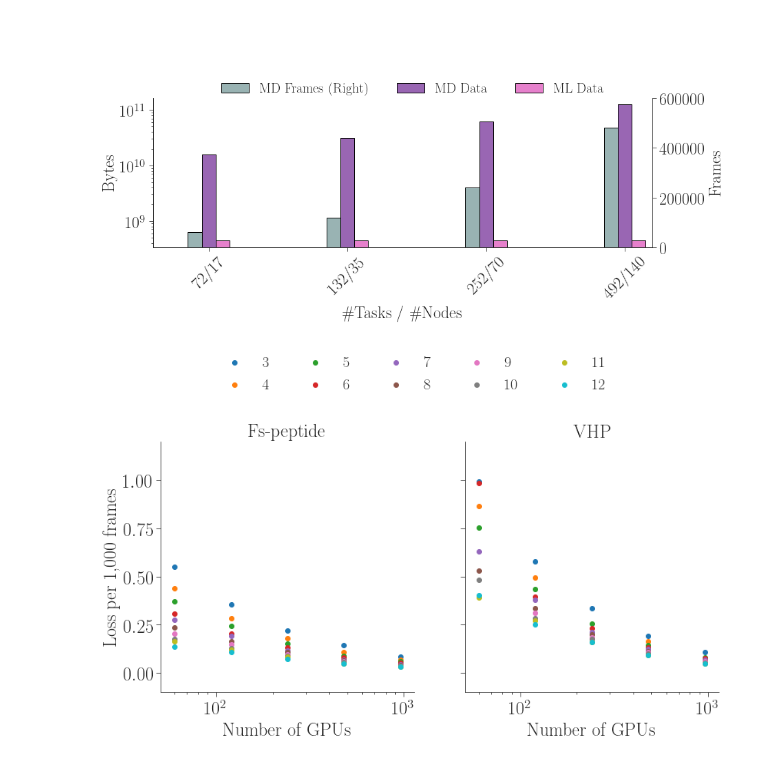
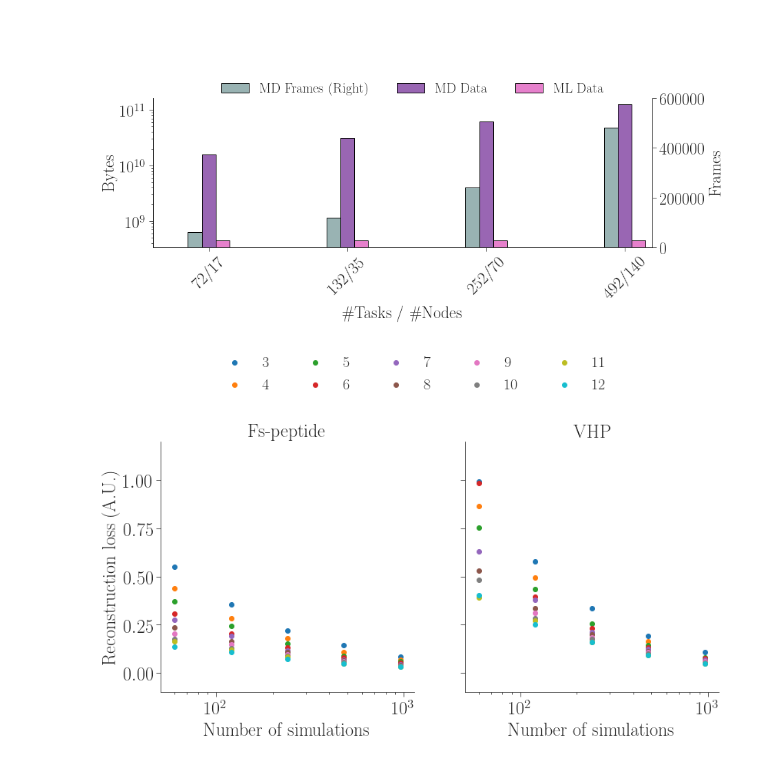
Before and after one commit to radical-experiments/deepdriveMD, a Jupyter notebook: analysis/overheads.ipynb, the cells around one changed output. Saved outputs shown, nothing was run; the diff lists cells and outputs as text; code cells hidden in the pictures.

```diff
--- a/analysis/overheads.ipynb
+++ b/analysis/overheads.ipynb
@@ -434,31 +434,31 @@ loss_vhp = pickle.load(open('../data/exp6/loss_vhp.pkl', 'r'))
 # %%
 fig, (ax1, ax2) = plt.subplots(nrows=1, ncols=2, figsize=(13, 6), sharey=True)
 
 ax1.spines["top"].set_visible(False)
 ax1.spines["right"].set_visible(False)
 ax1.get_xaxis().tick_bottom()
 ax1.get_yaxis().tick_left()
 
 ax2.spines["top"].set_visible(False)
 ax2.spines["right"].set_visible(False)
 ax2.get_xaxis().tick_bottom()
 ax2.get_yaxis().tick_left()
 
 for ax, loss_dict in zip((ax1, ax2), (loss_fsp, loss_vhp)):
     for loss in loss_dict:
         loss_profile = np.array(np.array(loss_dict[loss].items()))
         ax.scatter(loss_profile[:,0], loss_profile[:,1]/loss_profile[:,0], label=loss)
         ax.set_xscale('log')
-        ax.set_xlabel('Number of GPUs')
+        ax.set_xlabel('Number of simulations')
 
 ax1.legend(loc='upper left', ncol=5, bbox_to_anchor=(0.175, 1.4), fontsize=20)
 
 ax1.set_title('Fs-peptide')
 ax2.set_title('VHP')
-ax1.set_ylabel('Loss per 1,000 frames')
+ax1.set_ylabel('Reconstruction loss (A.U.)')
 ax2.set_ylim(-0.1, 1.2)
 
 plt.savefig('figures/loss.pdf', dpi=300, bbox_inches='tight')
 plt.savefig('figures/loss.png', dpi=300, bbox_inches='tight')
 # %% [output]
-[figure, old version]
+[figure, new version]
```
Also changed, not shown: parts of 1 cell of this notebook.
